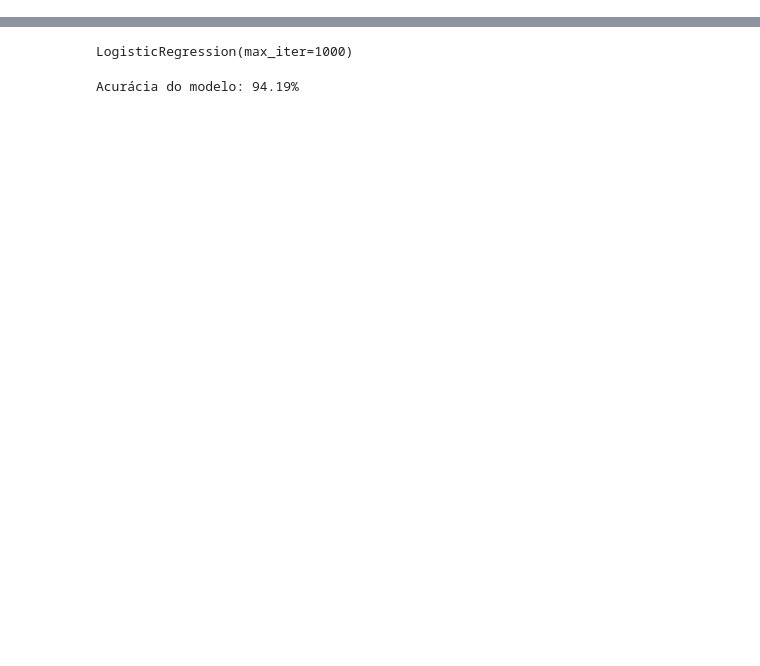
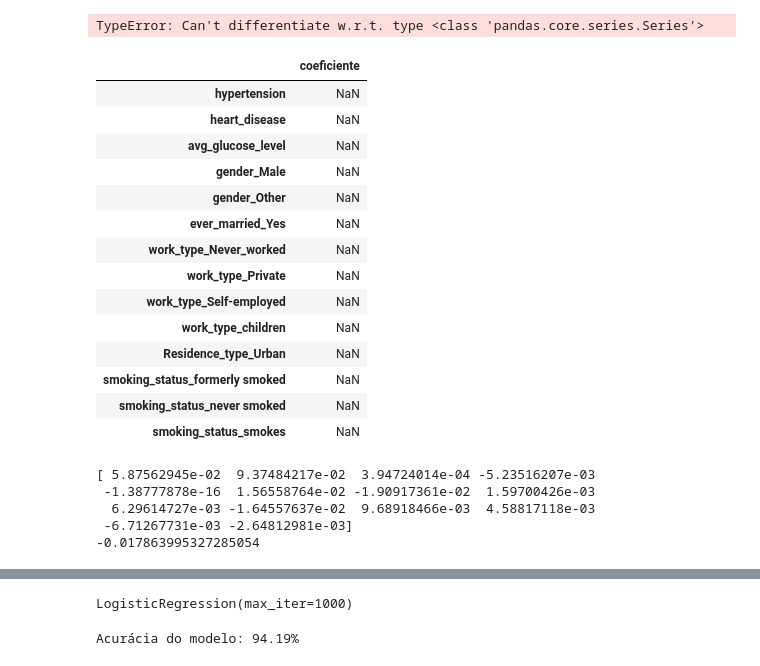
Before and after one commit to alanmath/classificador_algebra, a Jupyter notebook: main.ipynb, the cells around one changed output, grey strips where cells are left out. Drawn from its saved outputs; the diff is of its cells as text; code cells hidden in the pictures; blank space fills up the shorter version.

```diff
--- a/main.ipynb
+++ b/main.ipynb
@@ -51,0 +50,76 @@ X_train, X_test, y_train, y_test = train_test_split(X, y, test_size=0.3, random_
+# %%
+import autograd.numpy as np_  # Thinly-wrapped version of Numpy
+from autograd import grad
+import numpy as np
+
+
+def loss(parametros):
+    w, b, pontos, val = parametros
+    est = np_.dot(pontos, w) + b
+    mse = np_.mean((est - val.reshape(-1, 1).astype(float))**2)  # Assegurar que val seja float
+    return mse
+
+g = grad(loss)
+
+pontos = X_train
+alvos = y_train
+
+w = np.random.randn(X_train.shape[1], 1).astype(float)  # Assegurar que w seja float
+b = np.float64(0.0)  # Assegurar que b seja float
+
+alpha = 10 ** -3
+
+for n in range(10000):
+    grad_ = g((w, b, pontos, alvos))
+    w -= alpha * grad_[0]
+    b -= alpha * grad_[1]
+
+print(w)
+print(b)
+# %% [output]
+TypeError: Can't differentiate w.r.t. type <class 'pandas.core.series.Series'>
+# %%
+# Criar um DataFrame com os coeficientes e os nomes das features
+coef_df = pd.DataFrame(w, columns=['coeficiente'], index=X.columns)
+
+# Ordenar o DataFrame pelos maiores coeficientes em valor absoluto
+coef_df['coef_abs'] = coef_df['coeficiente'].apply(np.abs)
+coef_df = coef_df.sort_values(by='coef_abs', ascending=False).drop('coef_abs', axis=1)
+
+(coef_df.head(20))
+# %% [output]
+|  | coeficiente |
+| hypertension | NaN |
+| heart_disease | NaN |
+| avg_glucose_level | NaN |
+| gender_Male | NaN |
+| gender_Other | NaN |
+| ever_married_Yes | NaN |
+| work_type_Never_worked | NaN |
+| work_type_Private | NaN |
+| work_type_Self-employed | NaN |
+| work_type_children | NaN |
+| Residence_type_Urban | NaN |
+| smoking_status_formerly smoked | NaN |
+| smoking_status_never smoked | NaN |
+| smoking_status_smokes | NaN |
+# %%
+from sklearn.linear_model import LinearRegression
+
+# Converter os dados para float
+X_train = X_train.astype(float)
+y_train = y_train.astype(float)
+
+# Criar e treinar o modelo de regressão linear
+lin_reg = LinearRegression()
+lin_reg.fit(X_train, y_train)
+
+# Exibir os coeficientes e o intercept
+print(lin_reg.coef_)
+print(lin_reg.intercept_)
+# %% [output]
+[ 5.87562945e-02  9.37484217e-02  3.94724014e-04 -5.23516207e-03
+ -1.38777878e-16  1.56558764e-02 -1.90917361e-02  1.59700426e-03
+  6.29614727e-03 -1.64557637e-02  9.68918466e-03  4.58817118e-03
+ -6.71267731e-03 -2.64812981e-03]
+-0.017863995327285054
```
Also changed, not shown: parts of 9 cells of this notebook.
